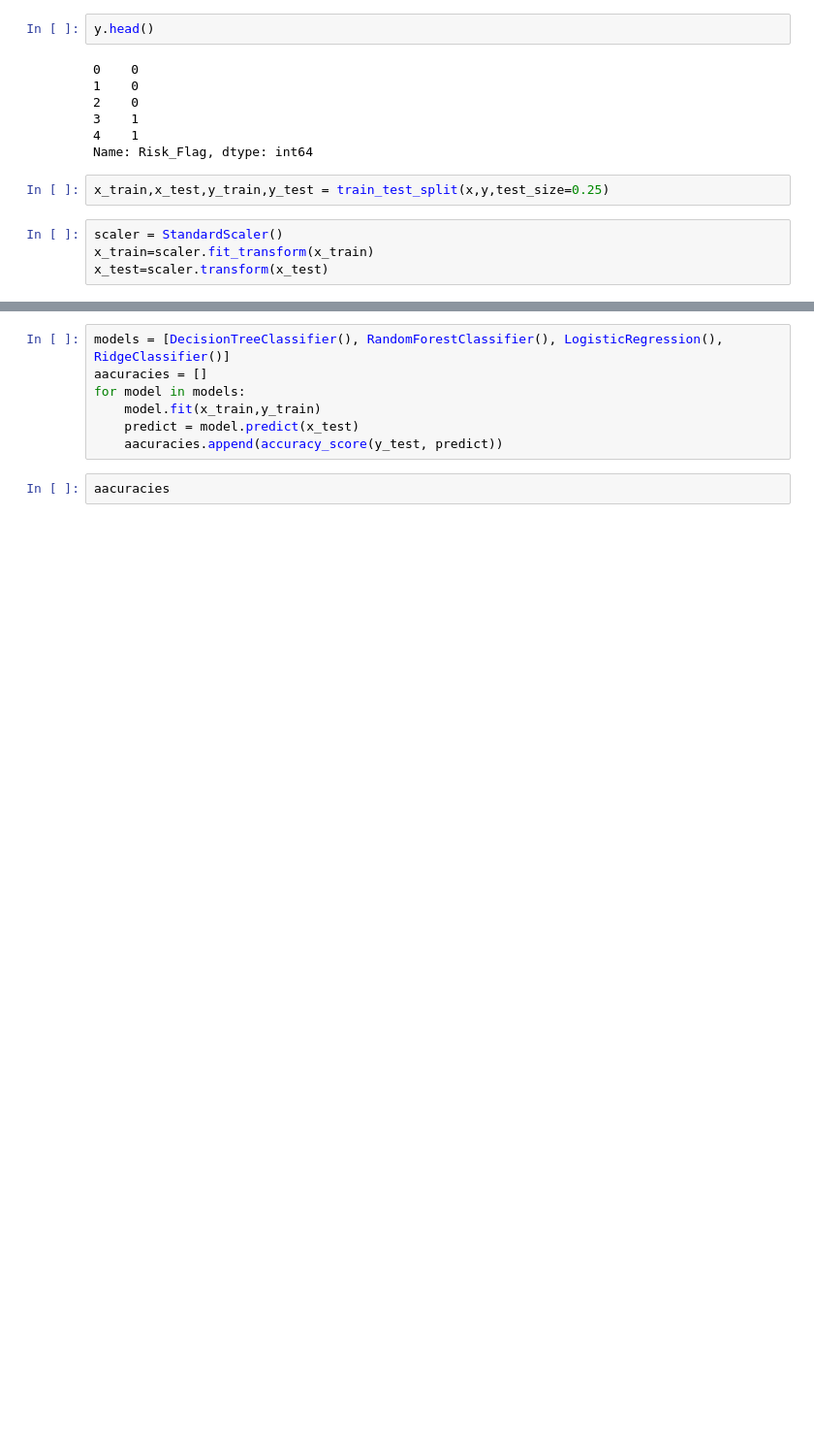
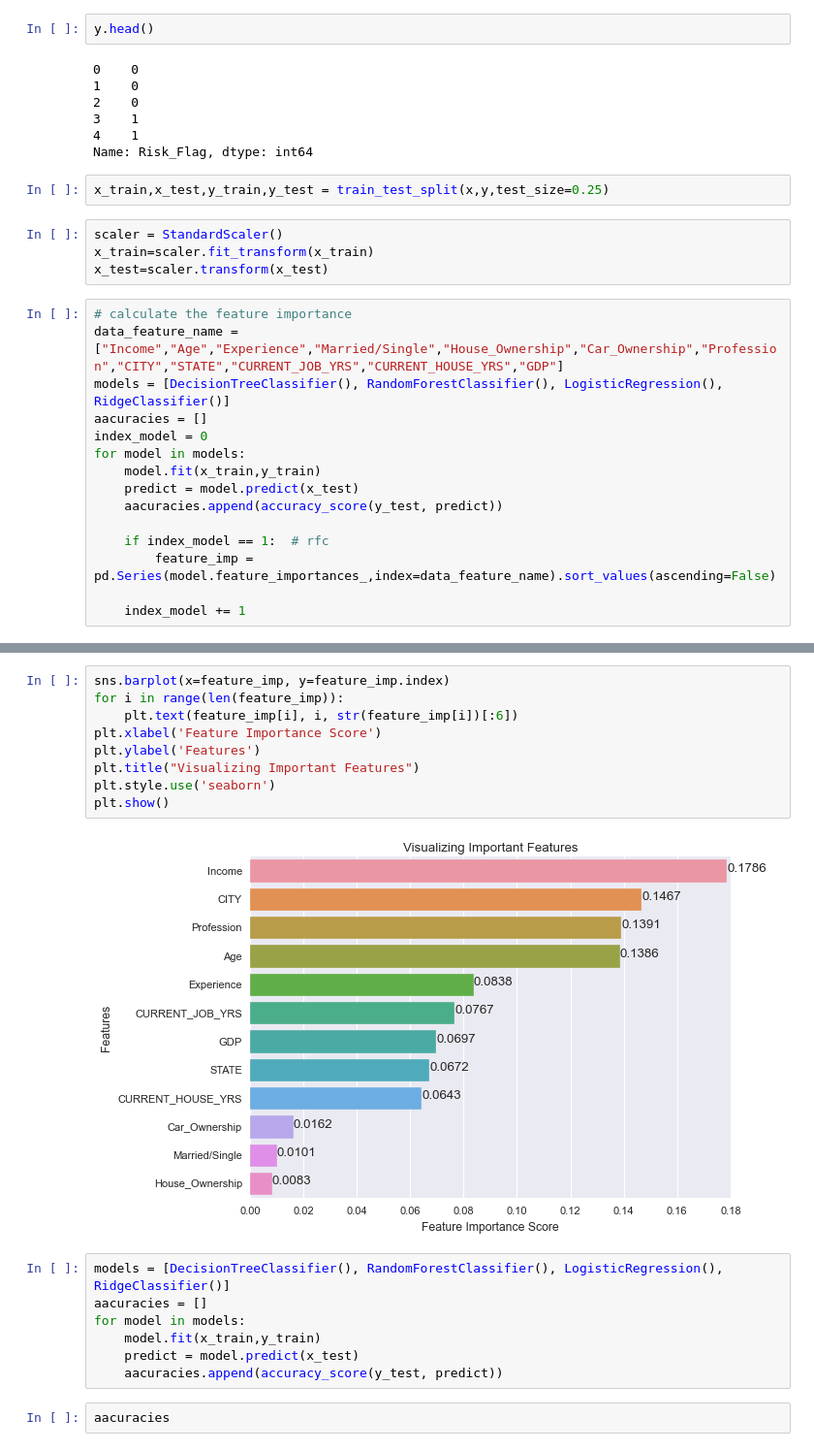
Before and after one commit to mattflaherty97/case-2-team-3, a Jupyter notebook: Modeling/Modeling_JY.ipynb, the cells around one changed output, grey strips where cells are left out. Shown at 97% size. Drawn from its saved outputs; the diff is of its cells as text; blank space fills up the shorter version.

Commit message:
Added the feature importance

```diff
--- a/Modeling/Modeling_JY.ipynb
+++ b/Modeling/Modeling_JY.ipynb
@@ -151,3 +151,18 @@ x_train,x_test,y_train,y_test = train_test_split(x,y,test_size=0.25)
 scaler = StandardScaler()
 x_train=scaler.fit_transform(x_train)
 x_test=scaler.transform(x_test)
+# %%
+# calculate the feature importance
+data_feature_name = ["Income","Age","Experience","Married/Single","House_Ownership","Car_Ownership","Profession","CITY","STATE","CURRENT_JOB_YRS","CURRENT_HOUSE_YRS","GDP"]
+models = [DecisionTreeClassifier(), RandomForestClassifier(), LogisticRegression(), RidgeClassifier()]
+aacuracies = []
+index_model = 0
+for model in models:
+    model.fit(x_train,y_train)
+    predict = model.predict(x_test)
+    aacuracies.append(accuracy_score(y_test, predict))
+
+    if index_model == 1:  # rfc
+        feature_imp = pd.Series(model.feature_importances_,index=data_feature_name).sort_values(ascending=False)
+
+    index_model += 1
@@ -154,3 +185,14 @@ x_test=scaler.transform(x_test)
+# %%
+sns.barplot(x=feature_imp, y=feature_imp.index)
+for i in range(len(feature_imp)):
+    plt.text(feature_imp[i], i, str(feature_imp[i])[:6])
+plt.xlabel('Feature Importance Score')
+plt.ylabel('Features')
+plt.title("Visualizing Important Features")
+plt.style.use('seaborn')
+plt.show()
+# %% [output]
+[figure, added]
 # %%
 models = [DecisionTreeClassifier(), RandomForestClassifier(), LogisticRegression(), RidgeClassifier()]
 aacuracies = []
```
Also changed, not shown: parts of 7 cells of this notebook, 1 other file.
